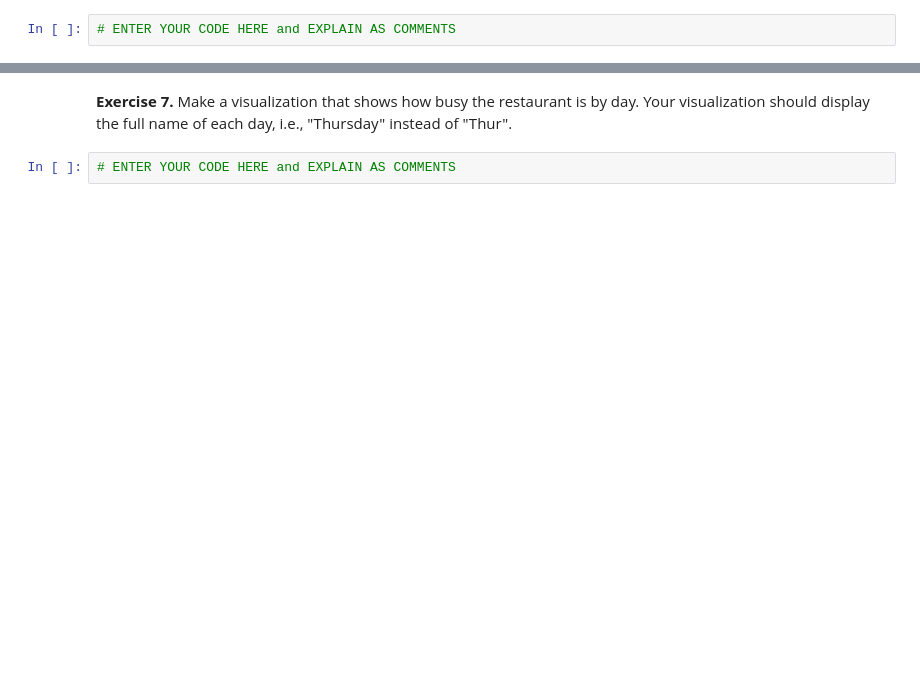
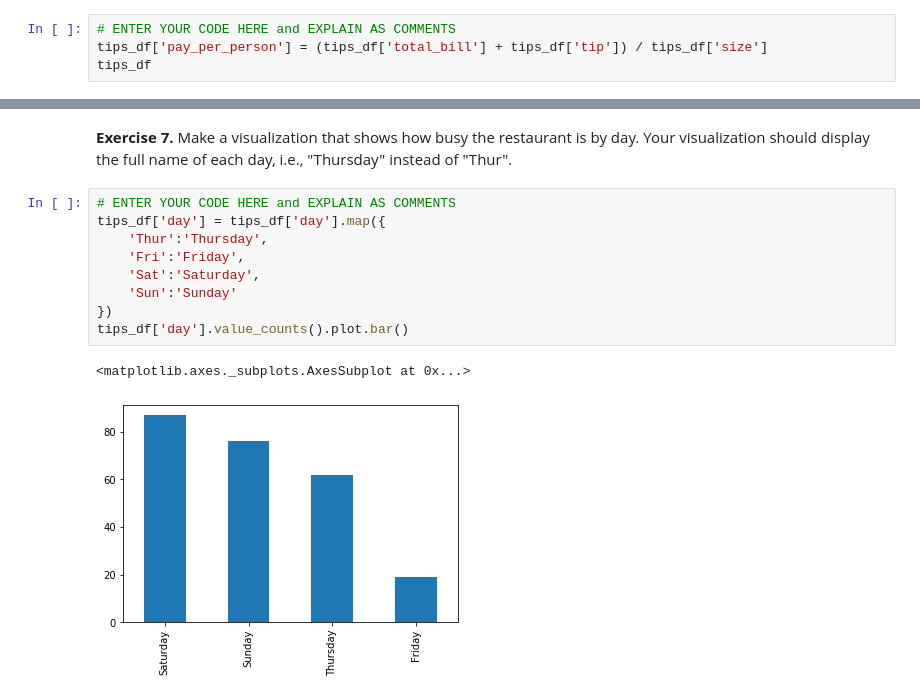
Before and after one commit to thegerrit/data_science, a Jupyter notebook: labs/Lab05-TransformingData.ipynb, the cells around one changed output, grey strips where cells are left out. Cells and saved outputs as stored; diff of their text form; blank space fills up the shorter version.

```diff
--- a/labs/Lab05-TransformingData.ipynb
+++ b/labs/Lab05-TransformingData.ipynb
@@ -185,3 +410,5 @@ Exercises 5-7 deal with the Tips data set (`./data/tips.csv`).
 **Exercise 6.** Suppose the total bill + tip are divided evenly among the people in each party. Which table paid the most _per person_?
 # %%
 # ENTER YOUR CODE HERE and EXPLAIN AS COMMENTS
+tips_df['pay_per_person'] = (tips_df['total_bill'] + tips_df['tip']) / tips_df['size']
+tips_df
@@ -189,3 +430,13 @@ Exercises 5-7 deal with the Tips data set (`./data/tips.csv`).
 **Exercise 7.** Make a visualization that shows how busy the restaurant is by day. Your visualization should display the full name of each day, i.e., "Thursday" instead of "Thur".
 # %%
 # ENTER YOUR CODE HERE and EXPLAIN AS COMMENTS
+tips_df['day'] = tips_df['day'].map({
+    'Thur':'Thursday',
+    'Fri':'Friday',
+    'Sat':'Saturday',
+    'Sun':'Sunday'
+})
+tips_df['day'].value_counts().plot.bar()
+# %% [output]
+<matplotlib.axes._subplots.AxesSubplot at 0x...>
+[figure, added]
```
Also changed, not shown: parts of 25 cells of this notebook.
